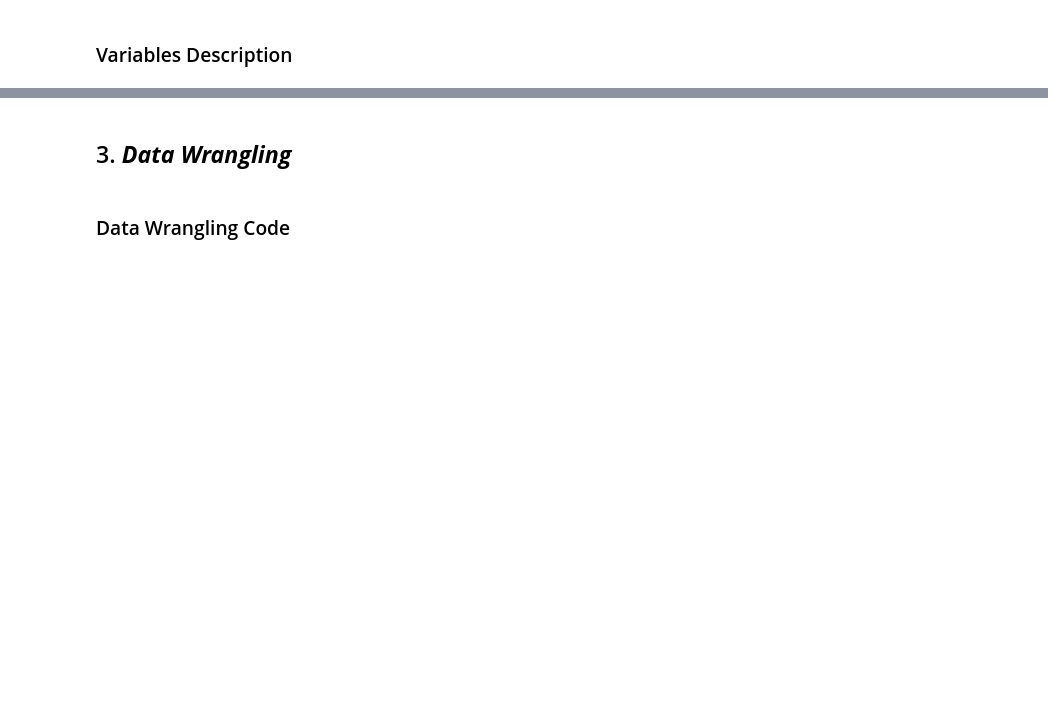
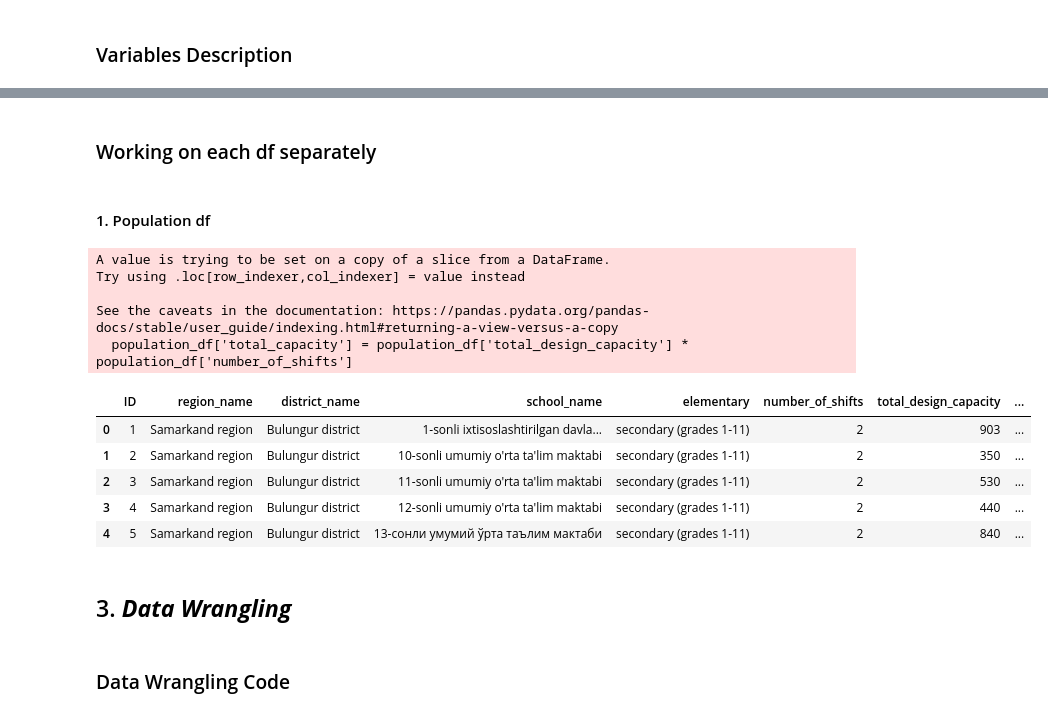
Before and after one commit to Kartikrast/social-infra-prediction-model, a Jupyter notebook: python_files/steps.ipynb, the cells around one changed output, grey strips where cells are left out. Drawn from its saved outputs; the diff is of its cells as text; code cells hidden in the pictures; blank space fills up the shorter version.

```diff
--- a/python_files/steps.ipynb
+++ b/python_files/steps.ipynb
@@ -121,0 +374,4 @@ Answer Here
+# %% [markdown]
+### Working on each df separately
+# %% [markdown]
+#### 1. Population df
@@ -122,3 +380,44 @@ Answer Here
+# %%
+# Renaming columns for simplicity
+population_df.rename(columns={
+    'id': 'ID',
+    'Region name': 'region_name',
+    'District name': 'district_name',
+    'School name': 'school_name',
+    'Number of shifts (1, 2, or 3)': 'number_of_shifts',
+    'Total design capacity of the school (student capacity – enter the number of student places according to the approved construction project or passport)': 'total_design_capacity',
+    'Elementary (Grades 1-4)': 'elementary',
+    'Between grades 1-4': 'between_grades_1_4',
+    'Between grades 5-9': 'between_grades_5_9',
+    'Between grades 10-11': 'between_grades_10_11',
+    'Total': 'total_students',
+    'Boys': 'boys',
+    'Girls': 'girls',
+    'Total.1': 'total_staff',
+    'Men': 'men',
+    'Women': 'women'
+}, inplace=True)
+
+# Displaying the first few rows of the DataFrame
+population_df.head()
+# %%
+# Creating a column for total capacity as per shifts
+population_df['total_capacity'] = population_df['total_design_capacity'] * population_df['number_of_shifts']
+
+# Displaying the first few rows of the DataFrame
+population_df.head()
+# %% [output]
+A value is trying to be set on a copy of a slice from a DataFrame.
+Try using .loc[row_indexer,col_indexer] = value instead
+
+See the caveats in the documentation: https://pandas.pydata.org/pandas-docs/stable/user_guide/indexing.html#returning-a-view-versus-a-copy
+  population_df['total_capacity'] = population_df['total_design_capacity'] * population_df['number_of_shifts']
+|  | ID | region_name | district_name | school_name | elementary | number_of_shifts | total_design_capacity | ... |
+| 0 | 1 | Samarkand region | Bulungur district | 1-sonli ixtisoslashtirilgan davla... | secondary (grades 1-11) | 2 | 903 | ... |
+| 1 | 2 | Samarkand region | Bulungur district | 10-sonli umumiy o'rta ta'lim maktabi | secondary (grades 1-11) | 2 | 350 | ... |
+| 2 | 3 | Samarkand region | Bulungur district | 11-sonli umumiy o'rta ta'lim maktabi | secondary (grades 1-11) | 2 | 530 | ... |
+| 3 | 4 | Samarkand region | Bulungur district | 12-sonli umumiy o'rta ta'lim maktabi | secondary (grades 1-11) | 2 | 440 | ... |
+| 4 | 5 | Samarkand region | Bulungur district | 13-сонли умумий ўрта таълим мактаби | secondary (grades 1-11) | 2 | 840 | ... |
 # %% [markdown]
 ## 3. ***Data Wrangling***
 # %% [markdown]
```
Also changed, not shown: parts of 28 cells of this notebook.
